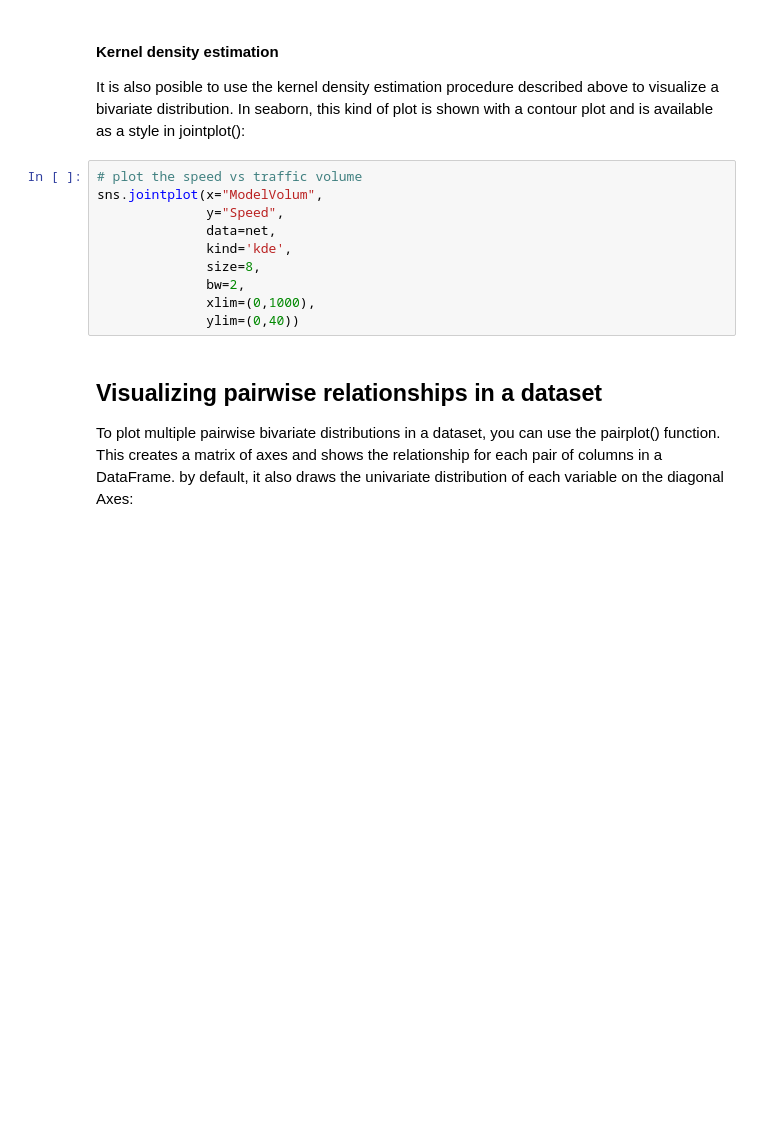
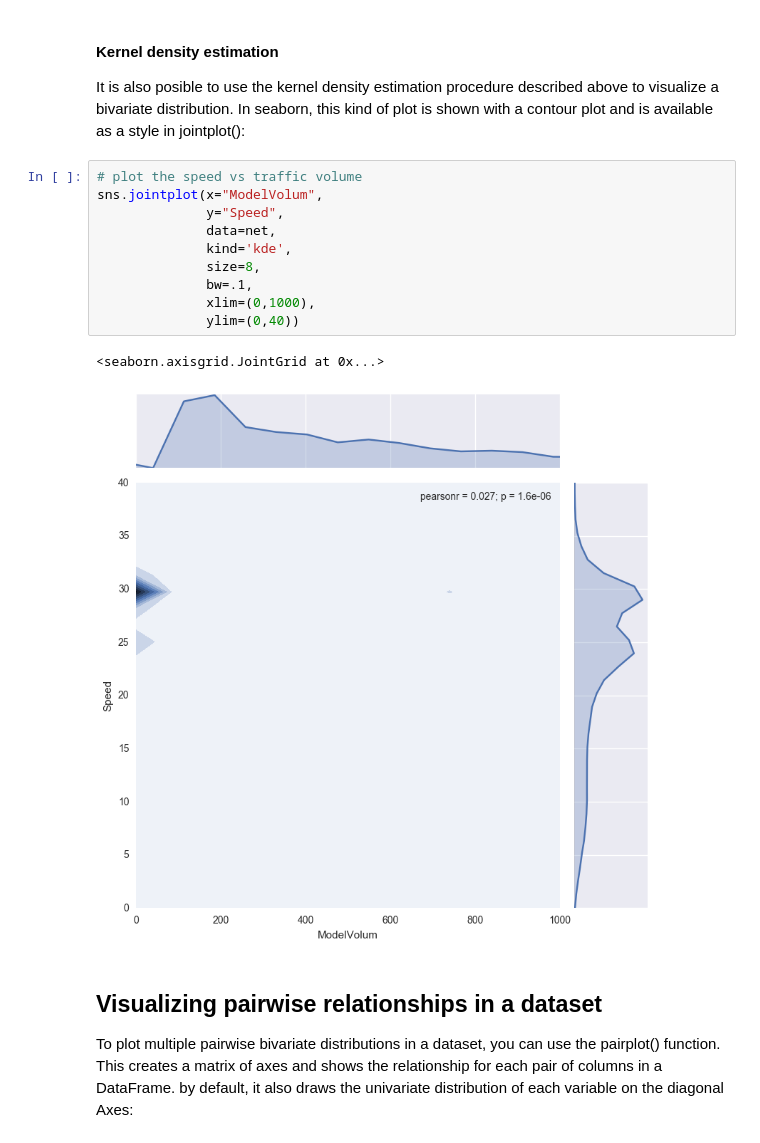
Before and after one commit to ginazheng1028/ce599-s17, a Jupyter notebook: 16-Data Viz 2/data-viz-2.ipynb, the cells around one changed output. Drawn from its saved outputs; the diff is of its cells as text; blank space fills up the shorter version.

```diff
--- a/16-Data Viz 2/data-viz-2.ipynb
+++ b/16-Data Viz 2/data-viz-2.ipynb
@@ -127,13 +148,16 @@ It is also posible to use the kernel density estimation procedure described abov
 # %%
 # plot the speed vs traffic volume
 sns.jointplot(x="ModelVolum",
               y="Speed",
               data=net,
               kind='kde',
               size=8,
-              bw=2,
+              bw=.1,
               xlim=(0,1000),
               ylim=(0,40))
+# %% [output]
+<seaborn.axisgrid.JointGrid at 0x...>
+[figure, added]
 # %% [markdown]
 ## Visualizing pairwise relationships in a dataset
 
```
Also changed, not shown: parts of 18 cells of this notebook, 1 other file.
